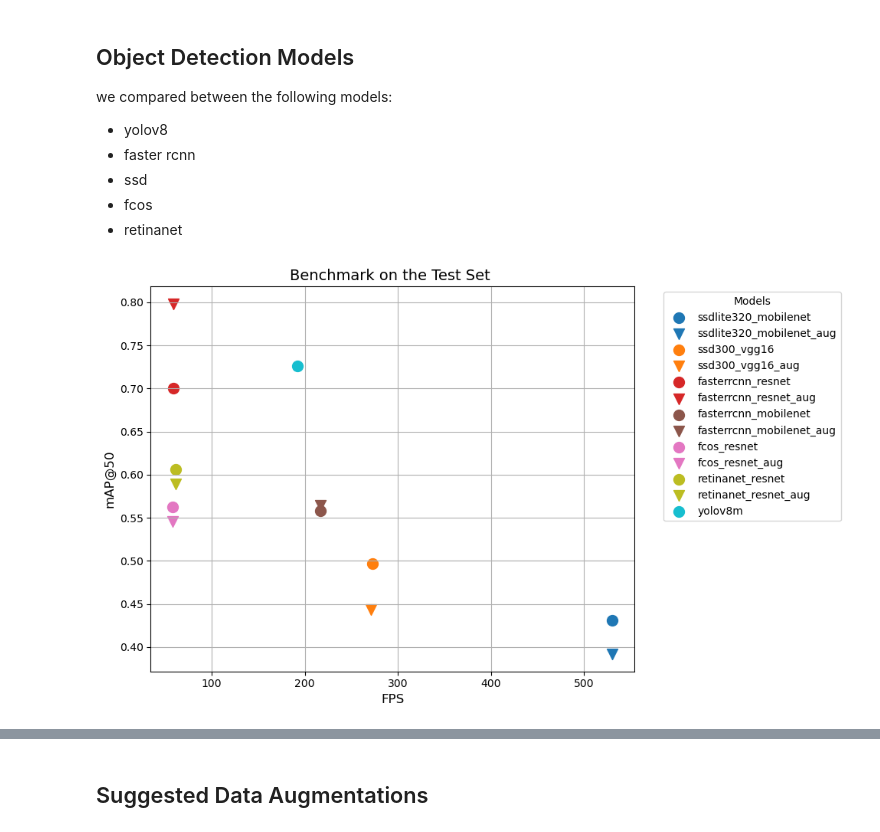
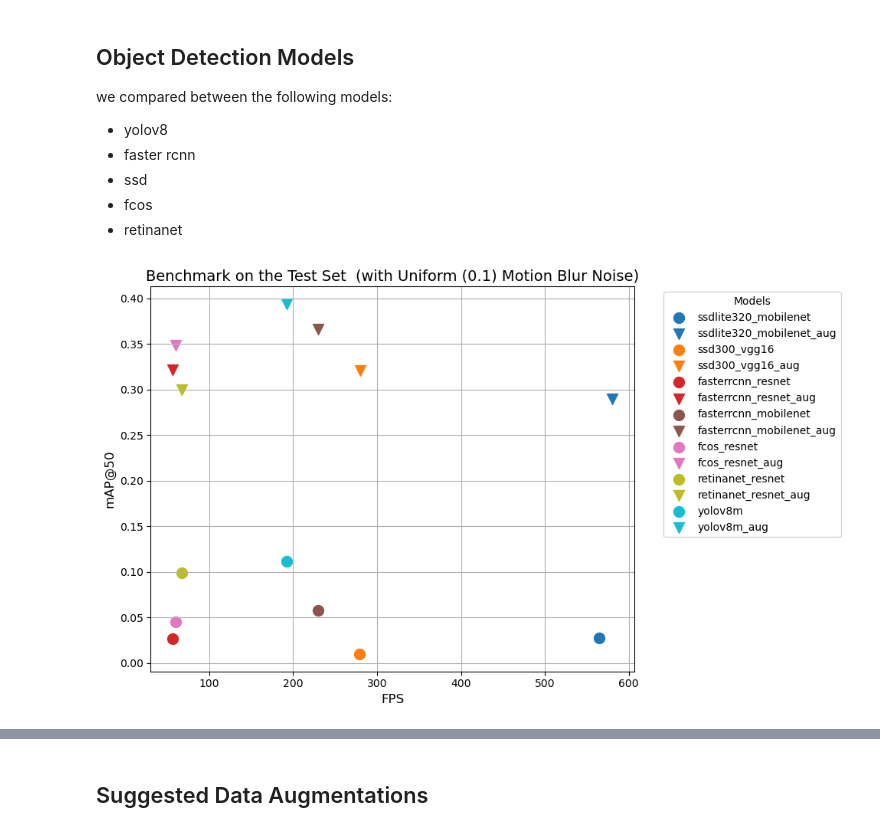
Before and after one commit to Itai-b/046211-Deep-Learning, a Jupyter notebook: main.ipynb, the cells around one changed output, grey strips where cells are left out. Cells and saved outputs as stored; diff of their text form; code cells hidden in the pictures.

```diff
--- a/main.ipynb
+++ b/main.ipynb
@@ -76,9 +76,9 @@ we compared between the following models:
 * fcos
 * retinanet
 # %%
-utils.plot_test_results(show_augmentations=True)
+utils.plot_test_results(show_augmentations=True, noise_type='nat')
 # %% [output]
-[figure, old version]
+[figure, new version]
 # %%
 utils.display_results_table(with_augmentations=True)
 # %% [output]
```
Also changed, not shown: parts of 1 cell of this notebook, 7 other files.
